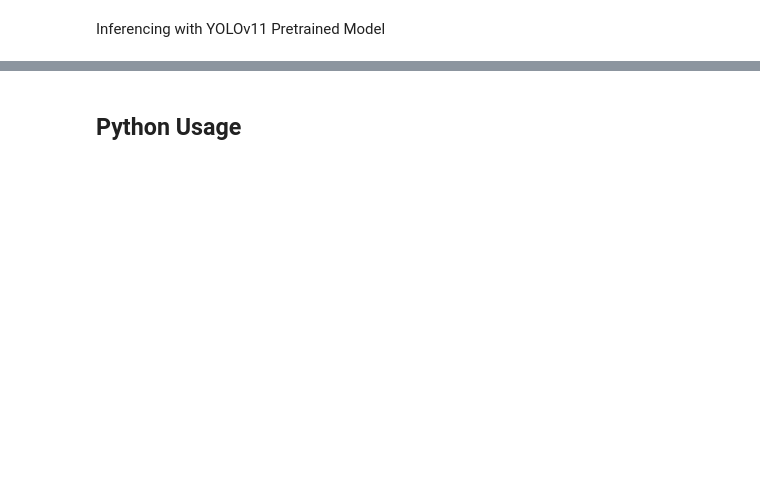
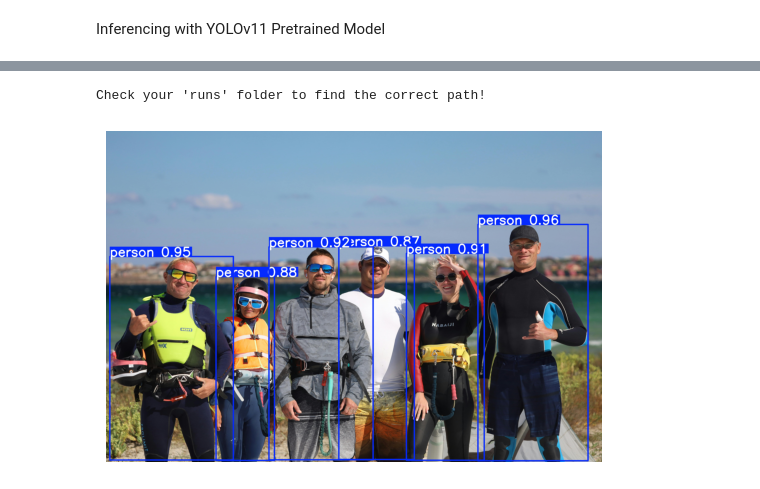
Before and after one commit to harshit11purohit/DEEP-LEARNING, a Jupyter notebook: Object_Detection/Yolov11__Object_Detection.ipynb, the cells around one changed output, grey strips where cells are left out. Drawn from its saved outputs; the diff is of its cells as text; code cells hidden in the pictures; blank space fills up the shorter version.

```diff
--- a/Object_Detection/Yolov11__Object_Detection.ipynb
+++ b/Object_Detection/Yolov11__Object_Detection.ipynb
@@ -51,7 +48,31 @@ Results saved to runs/detect/predict2
+# %%
+import cv2
+import matplotlib.pyplot as plt
+import os
+
+# 1. Run the prediction (if you haven't already)
+# !yolo predict model=yolo11s.pt source="https://images.pexels.com/photos/13872248/pexels-photo-13872248.jpeg"
+
+# 2. Path to the saved result (usually the latest 'predict' folder)
+# In Lightning AI / VS Code, it will be in your project directory
+res_path = 'runs/detect/predict/pexels-photo-13872248.jpeg'
+
+if os.path.exists(res_path):
+    img = cv2.imread(res_path)
+    img_rgb = cv2.cvtColor(img, cv2.COLOR_BGR2RGB)
+
+    plt.figure(figsize=(10, 8))
+    plt.imshow(img_rgb)
+    plt.axis('off')
+    plt.show()
+else:
+    print("Check your 'runs' folder to find the correct path!")
+# %% [output]
+Check your 'runs' folder to find the correct path!
 # %%
-show_image('/content/runs/detect/predict2/pexels-photo-13872248.jpg')
+show_image(r'C:\Users\Jagdish singh\DEEP-LEARNING\Object_Detection\runs\detect\predict\pexels-photo-13872248.jpg')
+# %% [output]
+[figure, added]
-# %% [markdown]
-## Python Usage
 # %%
 from ultralytics import YOLO
 
```
Also changed, not shown: parts of 13 cells of this notebook.
